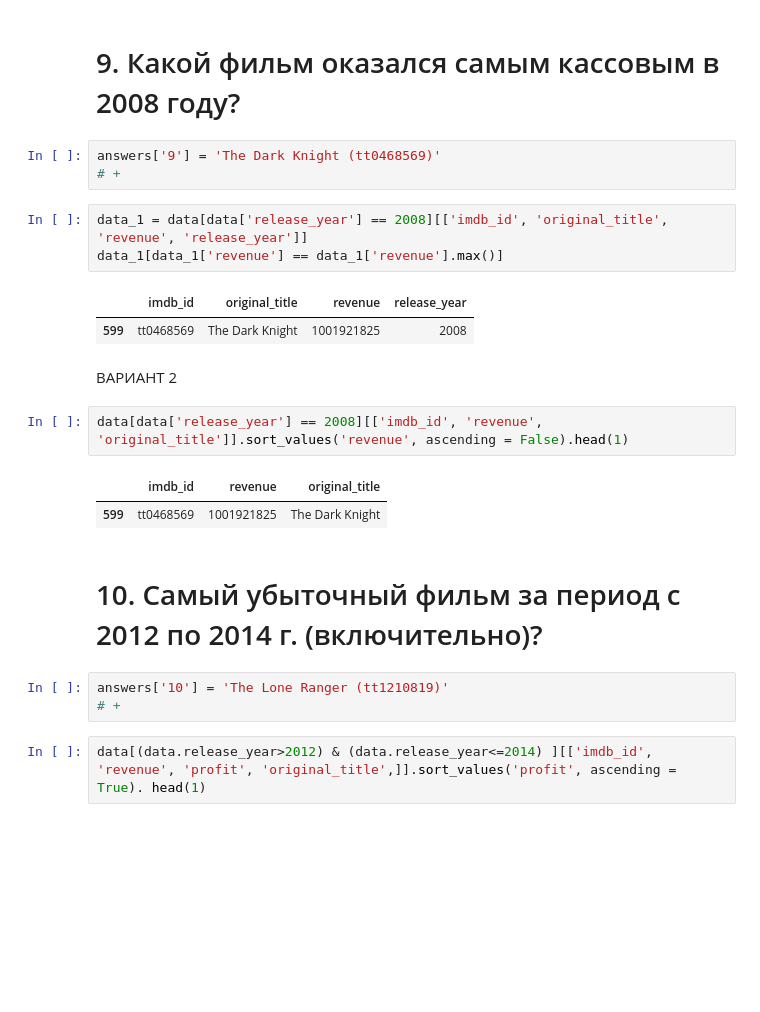
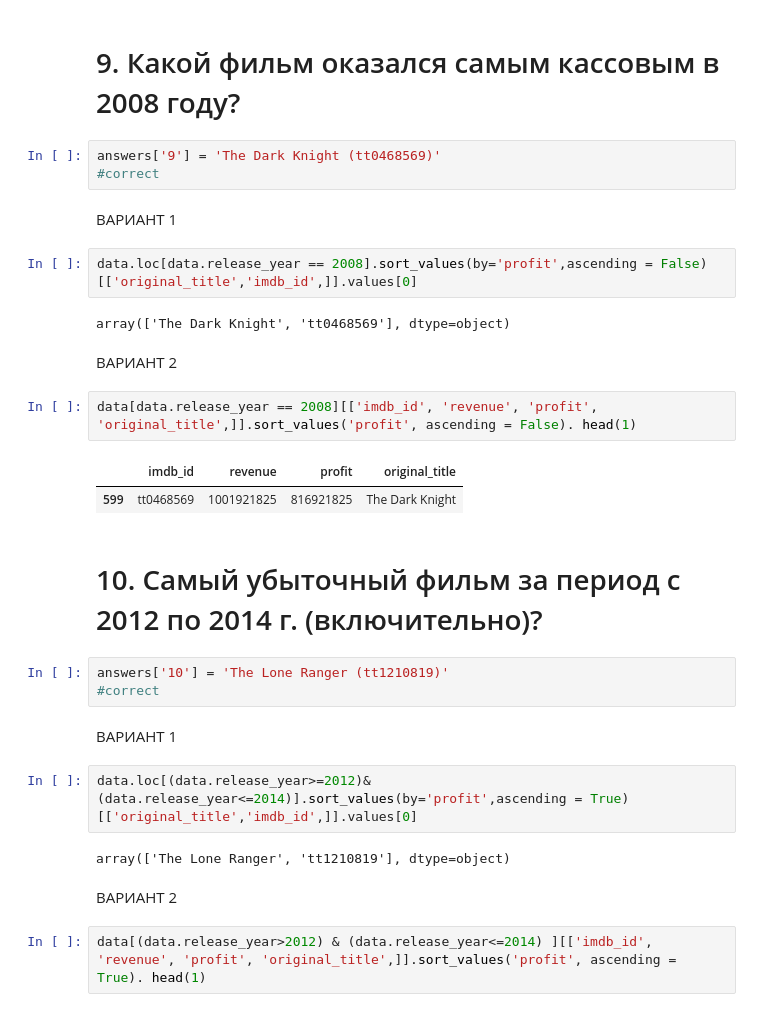
Before and after one commit to KolodyazhnyyI/Skillfactory_rds, a Jupyter notebook: jupyter notebooks skillfactory/Модуль 6/Movies_IMBD.ipynb, the cells around one changed output. Drawn from its saved outputs; the diff is of its cells as text; blank space fills up the shorter version.

```diff
--- a/jupyter notebooks skillfactory/Модуль 6/Movies_IMBD.ipynb
+++ b/jupyter notebooks skillfactory/Модуль 6/Movies_IMBD.ipynb
@@ -164,25 +228,33 @@ data[data['profit'] > 0].imdb_id.count()
 # 9. Какой фильм оказался самым кассовым в 2008 году?
 # %%
 answers['9'] = 'The Dark Knight (tt0468569)'
-# +
+#correct
-# %%
-data_1 = data[data['release_year'] == 2008][['imdb_id', 'original_title', 'revenue', 'release_year']]
-data_1[data_1['revenue'] == data_1['revenue'].max()]
-# %% [output]
-|  | imdb_id | original_title | revenue | release_year |
-| 599 | tt0468569 | The Dark Knight | 1001921825 | 2008 |
+# %% [markdown]
+ВАРИАНТ 1
+# %%
+data.loc[data.release_year == 2008].sort_values(by='profit',ascending = False)[['original_title','imdb_id',]].values[0]
+# %% [output]
+array(['The Dark Knight', 'tt0468569'], dtype=object)
 # %% [markdown]
 ВАРИАНТ 2
 # %%
-data[data['release_year'] == 2008][['imdb_id', 'revenue', 'original_title']].sort_values('revenue', ascending = False).head(1)
+data[data.release_year == 2008][['imdb_id', 'revenue', 'profit', 'original_title',]].sort_values('profit', ascending = False). head(1)
 # %% [output]
-|  | imdb_id | revenue | original_title |
-| 599 | tt0468569 | 1001921825 | The Dark Knight |
+|  | imdb_id | revenue | profit | original_title |
+| 599 | tt0468569 | 1001921825 | 816921825 | The Dark Knight |
 # %% [markdown]
 # 10. Самый убыточный фильм за период с 2012 по 2014 г. (включительно)?
 # %%
 answers['10'] = 'The Lone Ranger (tt1210819)'
-# +
+#correct
+# %% [markdown]
+ВАРИАНТ 1
+# %%
+data.loc[(data.release_year>=2012)&(data.release_year<=2014)].sort_values(by='profit',ascending = True)[['original_title','imdb_id',]].values[0]
+# %% [output]
+array(['The Lone Ranger', 'tt1210819'], dtype=object)
+# %% [markdown]
+ВАРИАНТ 2
 # %%
 data[(data.release_year>2012) & (data.release_year<=2014) ][['imdb_id', 'revenue', 'profit', 'original_title',]].sort_values('profit', ascending = True). head(1)
 # %% [output]
```
Also changed, not shown: parts of 65 cells of this notebook, 1 other file.
